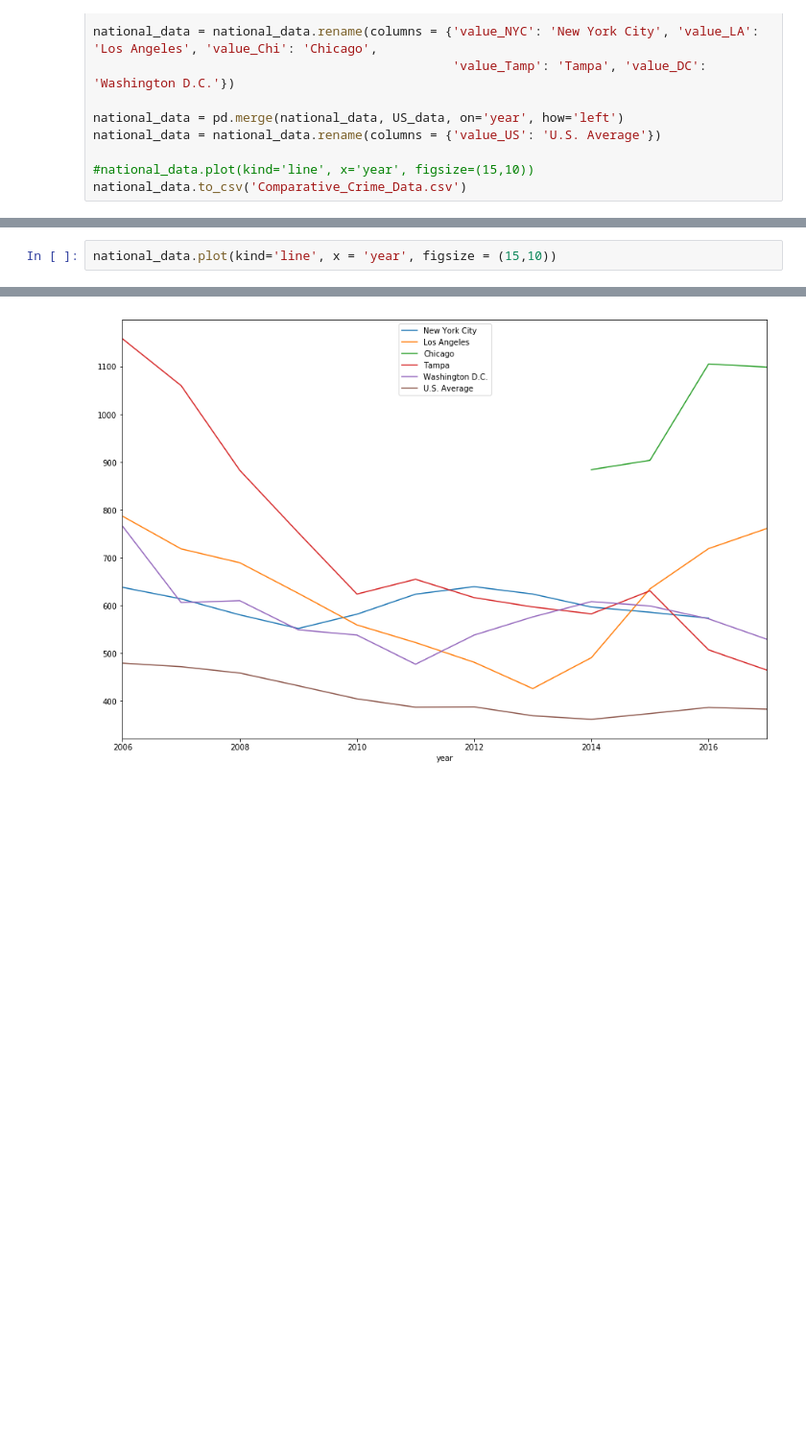
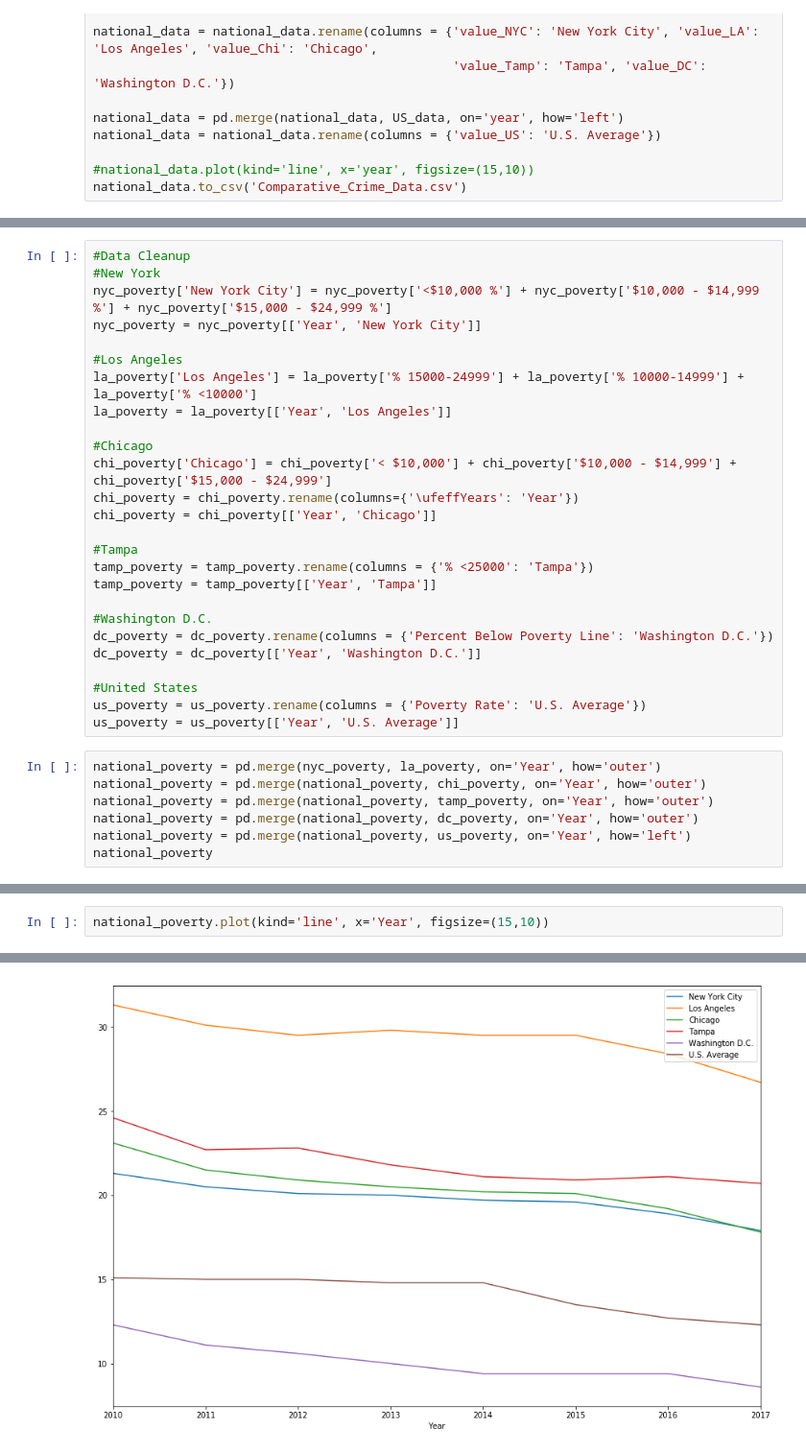
Before and after one commit to MikeAnderson89/National-Crime-Rate-Correlations, a Jupyter notebook: United States/National_Trial.ipynb, the cells around one changed output, grey strips where cells are left out. Shown at 96% size. Saved outputs shown, nothing was run; the diff lists cells and outputs as text; blank space fills up the shorter version.

Commit message:
Added Poverty and Graduation Rates to National Data

```diff
--- a/United States/National_Trial.ipynb
+++ b/United States/National_Trial.ipynb
@@ -82,0 +146,33 @@ national_data.to_csv('Comparative_Crime_Data.csv')
+# %%
+#Data Cleanup
+#New York
+nyc_poverty['New York City'] = nyc_poverty['<$10,000 %'] + nyc_poverty['$10,000 - $14,999 %'] + nyc_poverty['$15,000 - $24,999 %']
+nyc_poverty = nyc_poverty[['Year', 'New York City']]
+
+#Los Angeles
+la_poverty['Los Angeles'] = la_poverty['% 15000-24999'] + la_poverty['% 10000-14999'] + la_poverty['% <10000']
+la_poverty = la_poverty[['Year', 'Los Angeles']]
+
+#Chicago
+chi_poverty['Chicago'] = chi_poverty['< $10,000'] + chi_poverty['$10,000 - $14,999'] + chi_poverty['$15,000 - $24,999']
+chi_poverty = chi_poverty.rename(columns={'\ufeffYears': 'Year'})
+chi_poverty = chi_poverty[['Year', 'Chicago']]
+
+#Tampa
+tamp_poverty = tamp_poverty.rename(columns = {'% <25000': 'Tampa'})
+tamp_poverty = tamp_poverty[['Year', 'Tampa']]
+
+#Washington D.C.
+dc_poverty = dc_poverty.rename(columns = {'Percent Below Poverty Line': 'Washington D.C.'})
+dc_poverty = dc_poverty[['Year', 'Washington D.C.']]
+
+#United States
+us_poverty = us_poverty.rename(columns = {'Poverty Rate': 'U.S. Average'})
+us_poverty = us_poverty[['Year', 'U.S. Average']]
+# %%
+national_poverty = pd.merge(nyc_poverty, la_poverty, on='Year', how='outer')
+national_poverty = pd.merge(national_poverty, chi_poverty, on='Year', how='outer')
+national_poverty = pd.merge(national_poverty, tamp_poverty, on='Year', how='outer')
+national_poverty = pd.merge(national_poverty, dc_poverty, on='Year', how='outer')
+national_poverty = pd.merge(national_poverty, us_poverty, on='Year', how='left')
+national_poverty
@@ -83,5 +189,5 @@ national_data.to_csv('Comparative_Crime_Data.csv')
 # %%
-national_data.plot(kind='line', x = 'year', figsize = (15,10))
+national_poverty.plot(kind='line', x='Year', figsize=(15,10))
 # %% [output]
 <matplotlib.axes._subplots.AxesSubplot at 0x...>
-[figure, old version]
+[figure, new version]
```
Also changed, not shown: parts of 11 cells of this notebook, 5 other files.
